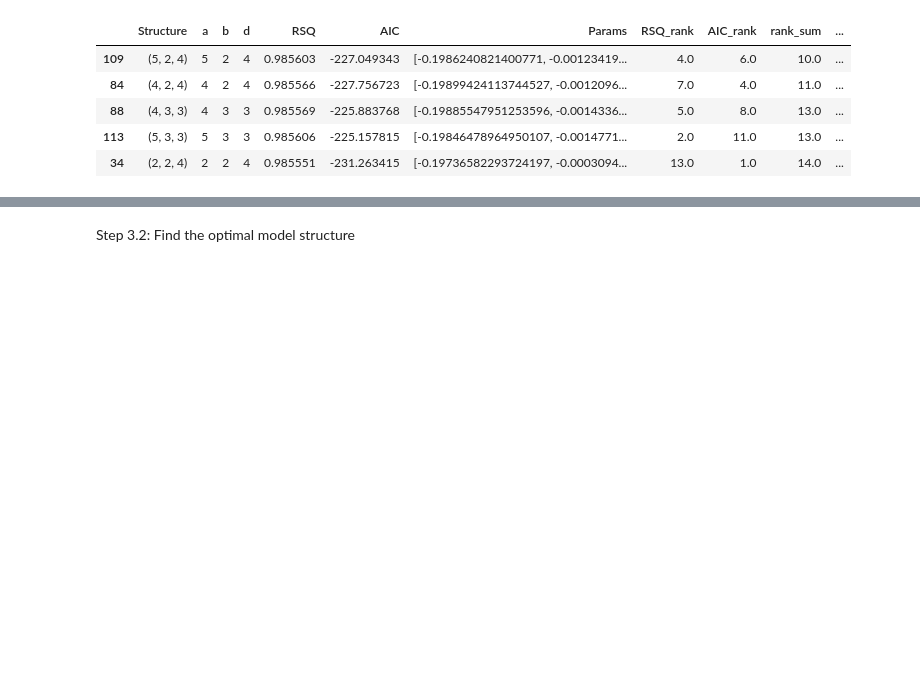
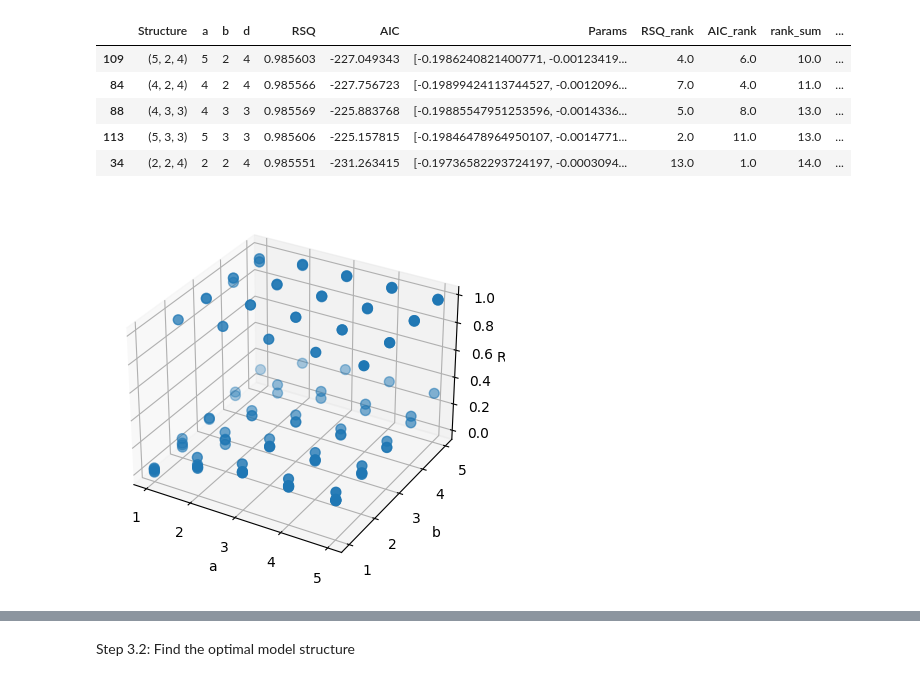
Before and after one commit to samueldatasci/Modelling_biosystems, a Jupyter notebook: session2_students_V2.ipynb, the cells around one changed output, grey strips where cells are left out. Cells and saved outputs as stored; diff of their text form; code cells hidden in the pictures; blank space fills up the shorter version.

```diff
--- a/session2_students_V2.ipynb
+++ b/session2_students_V2.ipynb
@@ -325,3 +332,37 @@ pds.sort_values(by=['rank_by_sum'], ascending=[True]).head(5)
 | 88 | (4, 3, 3) | 4 | 3 | 3 | 0.985569 | -225.883768 | [-0.19885547951253596, -0.0014336... | 5.0 | 8.0 | 13.0 | ... |
 | 113 | (5, 3, 3) | 5 | 3 | 3 | 0.985606 | -225.157815 | [-0.19846478964950107, -0.0014771... | 2.0 | 11.0 | 13.0 | ... |
 | 34 | (2, 2, 4) | 2 | 2 | 4 | 0.985551 | -231.263415 | [-0.19736582293724197, -0.0003094... | 13.0 | 1.0 | 14.0 | ... |
+# %%
+# prompt: Write pds to CSV.
+# Then write code to open CSV and create a 3-d representation with axis a, b, rsq, and d is the color of the bubbles
+
+import pandas as pd
+import matplotlib.pyplot as plt
+from mpl_toolkits.mplot3d import Axes3D
+
+# Assuming 'pds' DataFrame is already created as in your code
+
+
+# Read the CSV file
+df = pd.read_csv('model_results.csv')
+
+# Create a 3D scatter plot
+fig = plt.figure()
+ax = fig.add_subplot(111, projection='3d')
+
+# Plot the data
+#ax.scatter(df['a'], df['b'], df['RSQ'], c=df['d'], s=50)
+ax.scatter(df['a'], df['b'], df['RSQ'], s=50)
+
+# Set axis labels
+ax.set_xlabel('a')
+ax.set_ylabel('b')
+ax.set_zlabel('RSQ')
+
+# Customize colorbar (optional)
+# plt.colorbar(label='d (Delay)')
+
+# Show the plot
+plt.show()
+# %% [output]
+[figure, added]
```
Also changed, not shown: parts of 7 cells of this notebook.
